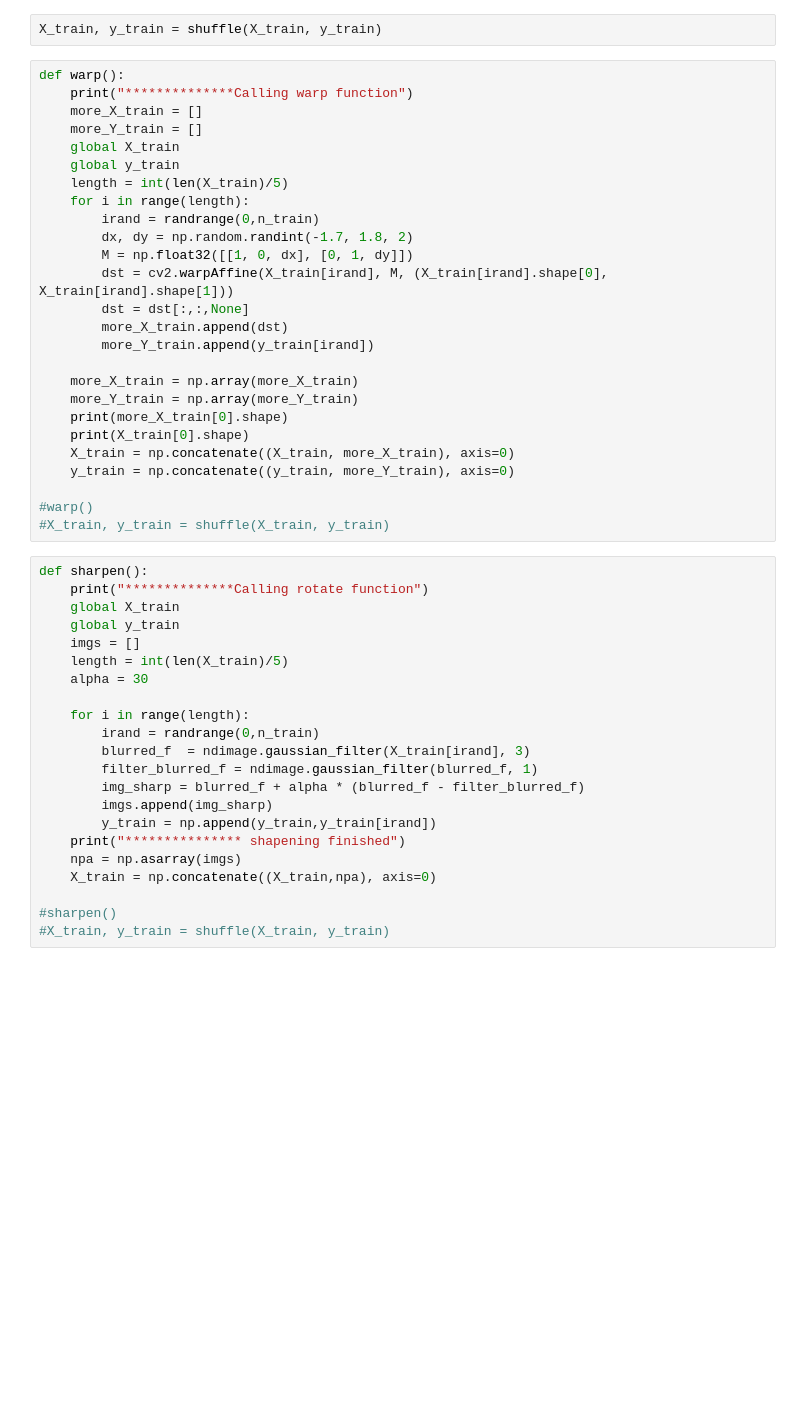
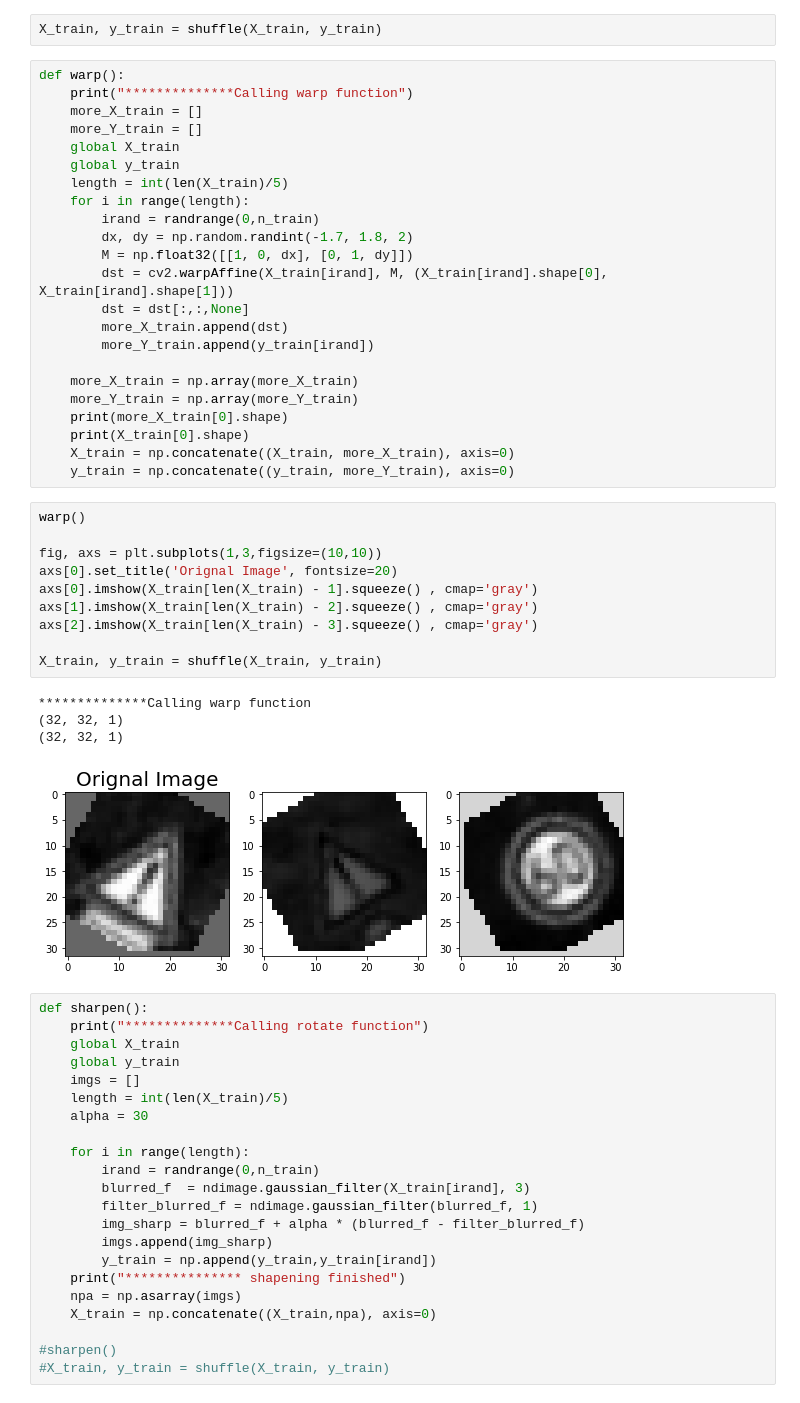
Before and after one commit to nikhilparla/traffic_sign_classifier, a Jupyter notebook: traffic_sign_classifier_project.ipynb, the cells around one changed output. Cells and saved outputs as stored; diff of their text form; blank space fills up the shorter version.

```diff
--- a/traffic_sign_classifier_project.ipynb
+++ b/traffic_sign_classifier_project.ipynb
@@ -202,9 +214,21 @@ def warp():
     print(X_train[0].shape)
     X_train = np.concatenate((X_train, more_X_train), axis=0)
     y_train = np.concatenate((y_train, more_Y_train), axis=0)
-
-#warp()
-#X_train, y_train = shuffle(X_train, y_train)
+# %%
+warp()
+
+fig, axs = plt.subplots(1,3,figsize=(10,10))
+axs[0].set_title('Orignal Image', fontsize=20)
+axs[0].imshow(X_train[len(X_train) - 1].squeeze() , cmap='gray')
+axs[1].imshow(X_train[len(X_train) - 2].squeeze() , cmap='gray')
+axs[2].imshow(X_train[len(X_train) - 3].squeeze() , cmap='gray')
+
+X_train, y_train = shuffle(X_train, y_train)
+# %% [output]
+**************Calling warp function
+(32, 32, 1)
+(32, 32, 1)
+[figure, added]
 # %%
 def sharpen():
     print("**************Calling rotate function")
```
Also changed, not shown: parts of 8 cells of this notebook.
